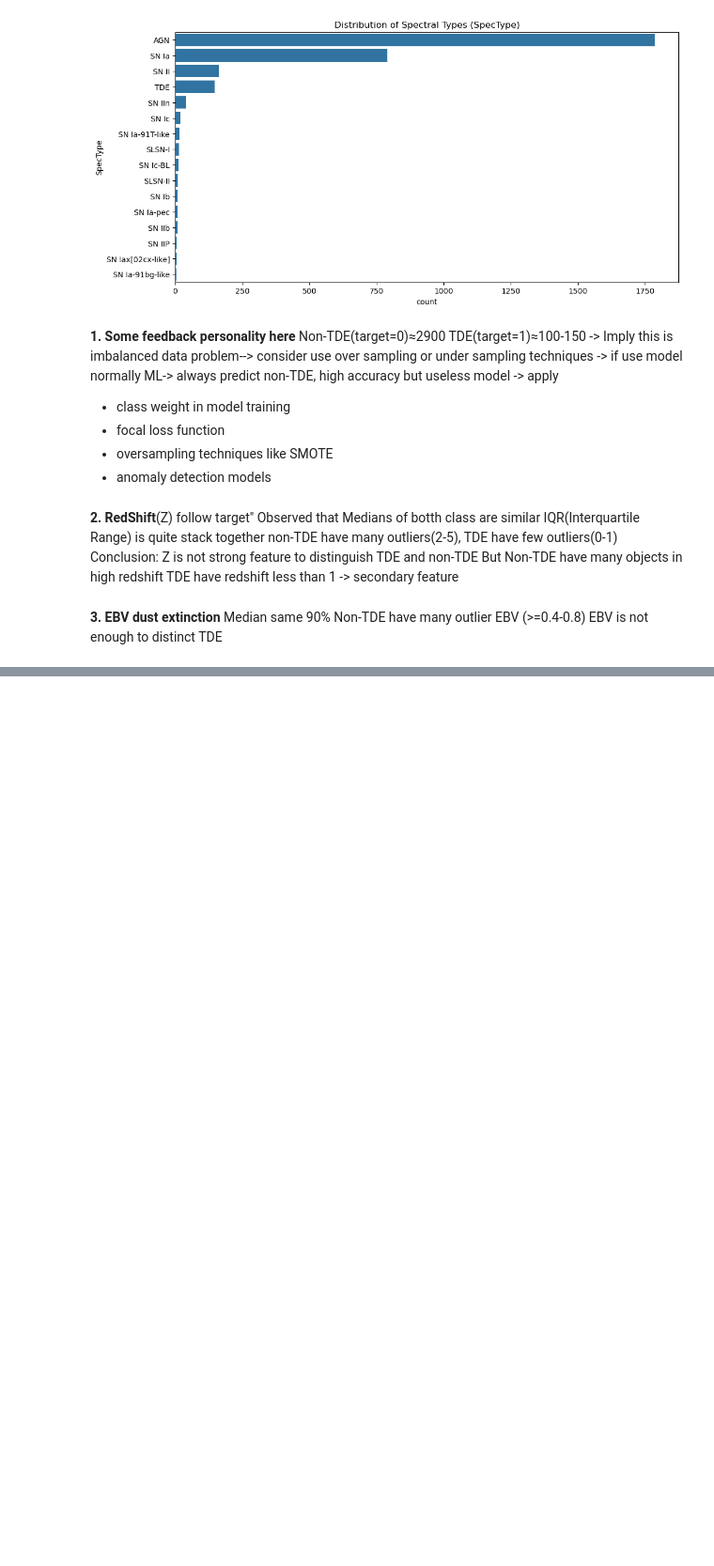
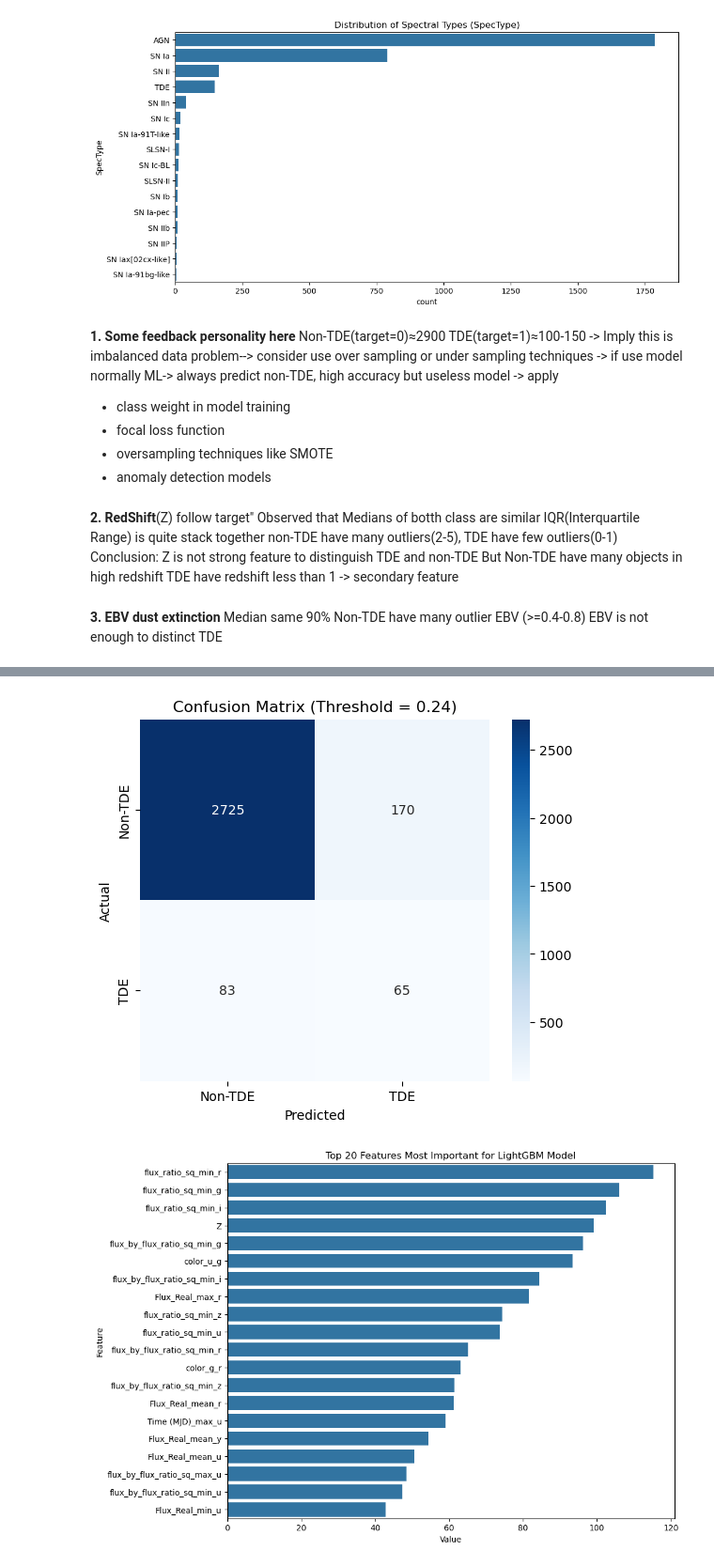
Before and after one commit to toilathuc/Machine-Learning, a Jupyter notebook: train_lightgbm.ipynb, the cells around one changed output, grey strips where cells are left out. Shown at 94% size. Saved outputs shown, nothing was run; the diff lists cells and outputs as text; code cells hidden in the pictures; blank space fills up the shorter version.

```diff
--- a/train_lightgbm.ipynb
+++ b/train_lightgbm.ipynb
@@ -223,6 +240,7 @@ from sklearn.metrics import classification_report, confusion_matrix, f1_score, p
 import matplotlib.pyplot as plt
 import seaborn as sns
 import lightgbm as lgb
+from imblearn.over_sampling import SMOTE
 
 # 1. Prepare data
 cols_to_drop = ['object_id', 'target']
@@ -232,6 +250,7 @@ y = final_df['target']
 # 2. Set up Cross-Validation
 kf = StratifiedKFold(n_splits=5, shuffle=True, random_state=42)
 
+
 # FIX: Lưu xác suất (float) thay vì nhãn cứng (int) để tối ưu threshold sau này
 oof_preds_proba = np.zeros(len(X))
 models = []
@@ -239,21 +258,17 @@ models = []
 print("🚀 Starting LightGBM training...")
 
 for fold, (train_idx, val_idx) in enumerate(kf.split(X, y)):
+    # Split data
     X_train, y_train = X.iloc[train_idx], y.iloc[train_idx]
     X_val, y_val = X.iloc[val_idx], y.iloc[val_idx]
 
-    model = lgb.LGBMClassifier(
-        n_estimators=1000,
-        learning_rate=0.05,
-        scale_pos_weight=50,
-        random_state=42,
-        verbose=-1
-    )
+    # Apply SMOTE to balance classes in training set
+    smote = SMOTE(random_state=42, k_neighbors=5)
+    X_train_resampled, y_train_resampled = smote.fit_resample(X_train, y_train)
 
-    model.fit(
-        X_train, y_train,
-        eval_set=[(X_val, y_val)],
-    )
+    model = lgb.LGBMClassifier(random_state=42, )
+    model.fit(X_train_resampled, y_train_resampled,
+              eval_set=[(X_val, y_val)])
 
     # FIX: Lấy xác suất của lớp 1 (TDE)
     val_preds_proba = model.predict_proba(X_val)[:, 1]
@@ -337,0 +294,47 @@ weighted avg       0.94      0.93      0.93      3043
+# %%
+import numpy as np
+from sklearn.metrics import precision_recall_curve, classification_report, confusion_matrix
+
+print("\n🎯 Finding optimal threshold...")
+
+# 1. Find optimal  threshold on OOF set
+precision, recall, thresholds = precision_recall_curve(y, oof_preds_proba)
+f1_scores = 2 * recall * precision / (recall + precision)
+best_threshold = thresholds[np.argmax(f1_scores)]
+
+print(f"✅ Optimal threshold found: {best_threshold:.4f}")
+print(f"   (At this threshold, F1 score is: {np.max(f1_scores):.4f})")
+
+# 2. Apply the new threshold for prediction
+final_preds = (oof_preds_proba >= best_threshold).astype(int)
+
+# 3. Evaluate comprehensively again
+print("\n" + "="*30)
+print("🏆 FINAL RESULTS (With SMOTE + Tuned Threshold):")
+print(classification_report(y, final_preds, target_names=['Non-TDE', 'TDE']))
+
+# 4. Plot Confusion Matrix to see how many TDEs are caught
+import matplotlib.pyplot as plt
+import seaborn as sns
+
+cm = confusion_matrix(y, final_preds)
+plt.figure(figsize=(6, 5))
+sns.heatmap(cm, annot=True, fmt='d', cmap='Blues',
+            xticklabels=['Non-TDE', 'TDE'], yticklabels=['Non-TDE', 'TDE'])
+plt.title(f'Confusion Matrix (Threshold = {best_threshold:.2f})')
+plt.ylabel('Actual')
+plt.xlabel('Predicted')
+plt.show()
+
+
+# 3. Plot Feature Importance
+feature_imp = pd.DataFrame({'Feature': X.columns, 'Value': 0})
+for model in models:
+    feature_imp['Value'] += model.feature_importances_
+feature_imp['Value'] /= 5
+
+plt.figure(figsize=(10, 8))
+sns.barplot(x="Value", y="Feature", data=feature_imp.sort_values(by="Value", ascending=False).head(20))
+plt.title('Top 20 Features Most Important for LightGBM Model')
+plt.show()
+# %% [output]
@@ -337,0 +355,2 @@ weighted avg       0.94      0.93      0.93      3043
+[figure, added]
+[figure, added]
```
Also changed, not shown: parts of 9 cells of this notebook, 1 other file.
